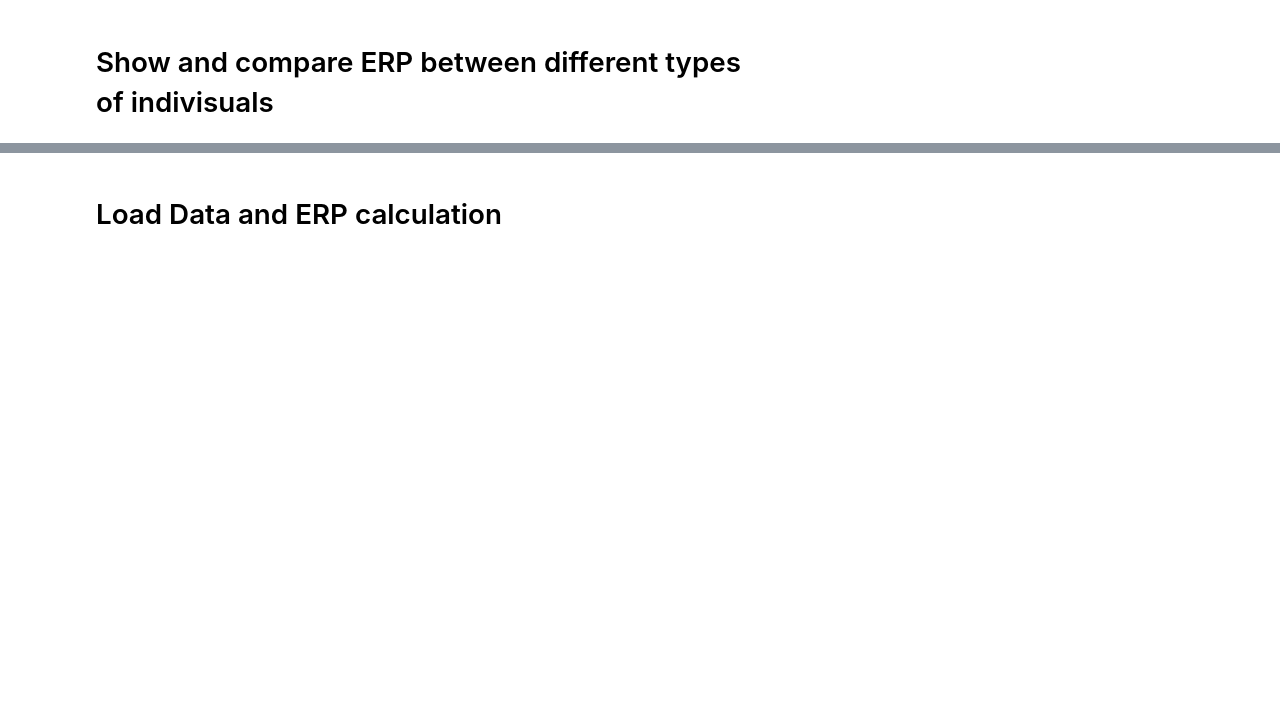
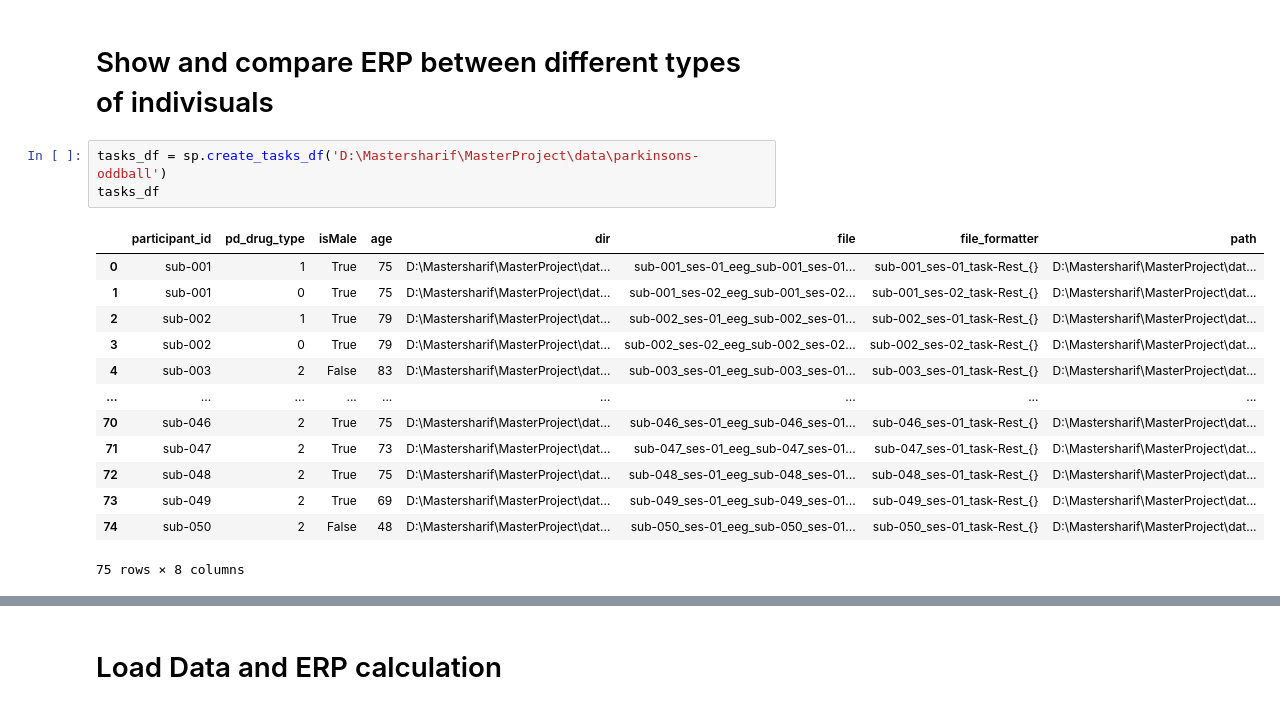
Before and after one commit to AIRLab-Sharif/Parkinson-PAC, a Jupyter notebook: python/check_pipline_on_subject.ipynb, the cells around one changed output, grey strips where cells are left out. Cells and saved outputs as stored; diff of their text form; blank space fills up the shorter version.

```diff
--- a/python/check_pipline_on_subject.ipynb
+++ b/python/check_pipline_on_subject.ipynb
@@ -51,6 +51,23 @@ def mmn_sub_calculation(task):
     return Tr,Nov, erp_df_s200,erp_df_s201, erp_df_s202
 # %% [markdown]
 # Show and compare ERP between different types of indivisuals
+# %%
+tasks_df = sp.create_tasks_df('D:\Mastersharif\MasterProject\data\parkinsons-oddball')
+tasks_df
+# %% [output]
+|  | participant_id | pd_drug_type | isMale | age | dir | file | file_formatter | path |
+| 0 | sub-001 | 1 | True | 75 | D:\Mastersharif\MasterProject\dat... | sub-001_ses-01_eeg_sub-001_ses-01... | sub-001_ses-01_task-Rest_{} | D:\Mastersharif\MasterProject\dat... |
+| 1 | sub-001 | 0 | True | 75 | D:\Mastersharif\MasterProject\dat... | sub-001_ses-02_eeg_sub-001_ses-02... | sub-001_ses-02_task-Rest_{} | D:\Mastersharif\MasterProject\dat... |
+| 2 | sub-002 | 1 | True | 79 | D:\Mastersharif\MasterProject\dat... | sub-002_ses-01_eeg_sub-002_ses-01... | sub-002_ses-01_task-Rest_{} | D:\Mastersharif\MasterProject\dat... |
+| 3 | sub-002 | 0 | True | 79 | D:\Mastersharif\MasterProject\dat... | sub-002_ses-02_eeg_sub-002_ses-02... | sub-002_ses-02_task-Rest_{} | D:\Mastersharif\MasterProject\dat... |
+| 4 | sub-003 | 2 | False | 83 | D:\Mastersharif\MasterProject\dat... | sub-003_ses-01_eeg_sub-003_ses-01... | sub-003_ses-01_task-Rest_{} | D:\Mastersharif\MasterProject\dat... |
+| ... | ... | ... | ... | ... | ... | ... | ... | ... |
+| 70 | sub-046 | 2 | True | 75 | D:\Mastersharif\MasterProject\dat... | sub-046_ses-01_eeg_sub-046_ses-01... | sub-046_ses-01_task-Rest_{} | D:\Mastersharif\MasterProject\dat... |
+| 71 | sub-047 | 2 | True | 73 | D:\Mastersharif\MasterProject\dat... | sub-047_ses-01_eeg_sub-047_ses-01... | sub-047_ses-01_task-Rest_{} | D:\Mastersharif\MasterProject\dat... |
+| 72 | sub-048 | 2 | True | 75 | D:\Mastersharif\MasterProject\dat... | sub-048_ses-01_eeg_sub-048_ses-01... | sub-048_ses-01_task-Rest_{} | D:\Mastersharif\MasterProject\dat... |
+| 73 | sub-049 | 2 | True | 69 | D:\Mastersharif\MasterProject\dat... | sub-049_ses-01_eeg_sub-049_ses-01... | sub-049_ses-01_task-Rest_{} | D:\Mastersharif\MasterProject\dat... |
+| 74 | sub-050 | 2 | False | 48 | D:\Mastersharif\MasterProject\dat... | sub-050_ses-01_eeg_sub-050_ses-01... | sub-050_ses-01_task-Rest_{} | D:\Mastersharif\MasterProject\dat... |
+75 rows × 8 columns
 # %%
 # on server we should remove the input given to create_taskss_df
 tasks_df = sp.create_tasks_df('D:\Mastersharif\MasterProject\data\parkinsons-oddball')
```
Also changed, not shown: parts of 9 cells of this notebook, 2 other files.
